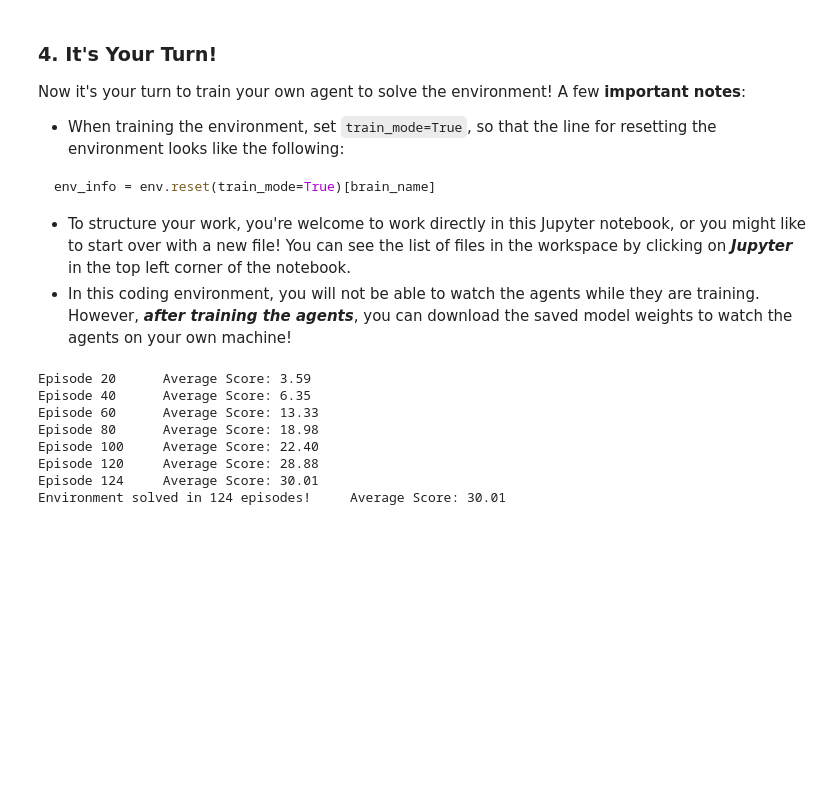
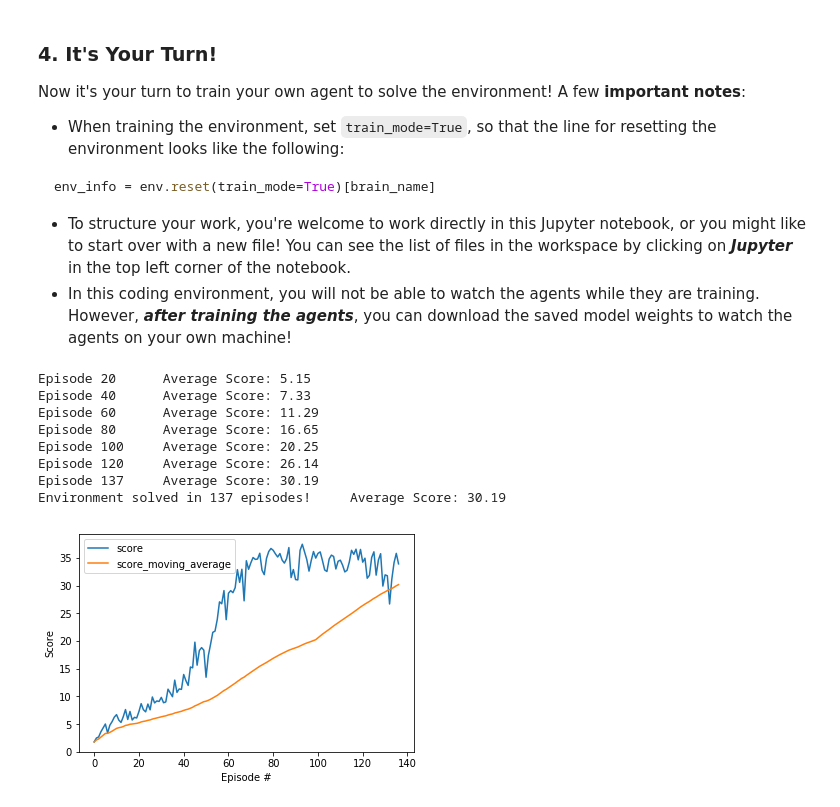
Before and after one commit to yaolongds/DRL-Project-2, a Jupyter notebook: Continuous_Control.ipynb, the cells around one changed output. Cells and saved outputs as stored; diff of their text form; code cells hidden in the pictures; blank space fills up the shorter version.

```diff
--- a/Continuous_Control.ipynb
+++ b/Continuous_Control.ipynb
@@ -136,8 +139,9 @@ def ddpg(n_episodes=2000, max_t=1000):
         n_episodes (int): maximum number of training episodes
         max_t (int): maximum number of timesteps per episode
     """
-
+    scores_full = []
     scores_deque = deque(maxlen=100)                               # last 100 scores
+    scores_mavg = []                                               # moving average of last 100 scores
 
     for i_episode in range(1, n_episodes+1):
         env_info = env.reset(train_mode=True)[brain_name]          # reset the environment
@@ -158,7 +162,9 @@ def ddpg(n_episodes=2000, max_t=1000):
             if np.any(dones):                                       # exit loop if episode finished
                 break
 
+        scores_full.append(np.mean(scores))                         # save most recent score
         scores_deque.append(np.mean(scores))                        # save most recent score
+        scores_mavg.append(np.mean(scores_deque))                   # save most recent moving average score
 
         print('\rEpisode {}\tAverage Score: {:.2f}'.format(i_episode, np.mean(scores_deque)), end="")
 
@@ -173,19 +179,31 @@ def ddpg(n_episodes=2000, max_t=1000):
             torch.save(agent.critic_local.state_dict(), 'checkpoint_critic.pth')
             break
 
-    return scores
+    return scores_full, scores_mavg
 # %%
 with active_session():
     # Set parameters for training
-    scores = ddpg(n_episodes=500)
+    scores_full, scores_mavg = ddpg(n_episodes=300)
 # %% [output]
-Episode 20      Average Score: 3.59
-Episode 40      Average Score: 6.35
-Episode 60      Average Score: 13.33
-Episode 80      Average Score: 18.98
-Episode 100     Average Score: 22.40
-Episode 120     Average Score: 28.88
-Episode 124     Average Score: 30.01
-Environment solved in 124 episodes!     Average Score: 30.01
+Episode 20      Average Score: 5.15
+Episode 40      Average Score: 7.33
+Episode 60      Average Score: 11.29
+Episode 80      Average Score: 16.65
+Episode 100     Average Score: 20.25
+Episode 120     Average Score: 26.14
+Episode 137     Average Score: 30.19
+Environment solved in 137 episodes!     Average Score: 30.19
+# %%
+# plot the scores
+fig = plt.figure()
+ax = fig.add_subplot(111)
+plt.plot(np.arange(len(scores_full)), scores_full, label='score')
+plt.plot(np.arange(len(scores_mavg)), scores_mavg, label='score_moving_average')
+plt.ylabel('Score')
+plt.xlabel('Episode #')
+plt.legend(loc='upper left')
+plt.show()
+# %% [output]
+[figure, added]
 # %%
 env.close()
```
Also changed, not shown: parts of 3 cells of this notebook, 2 other files.
